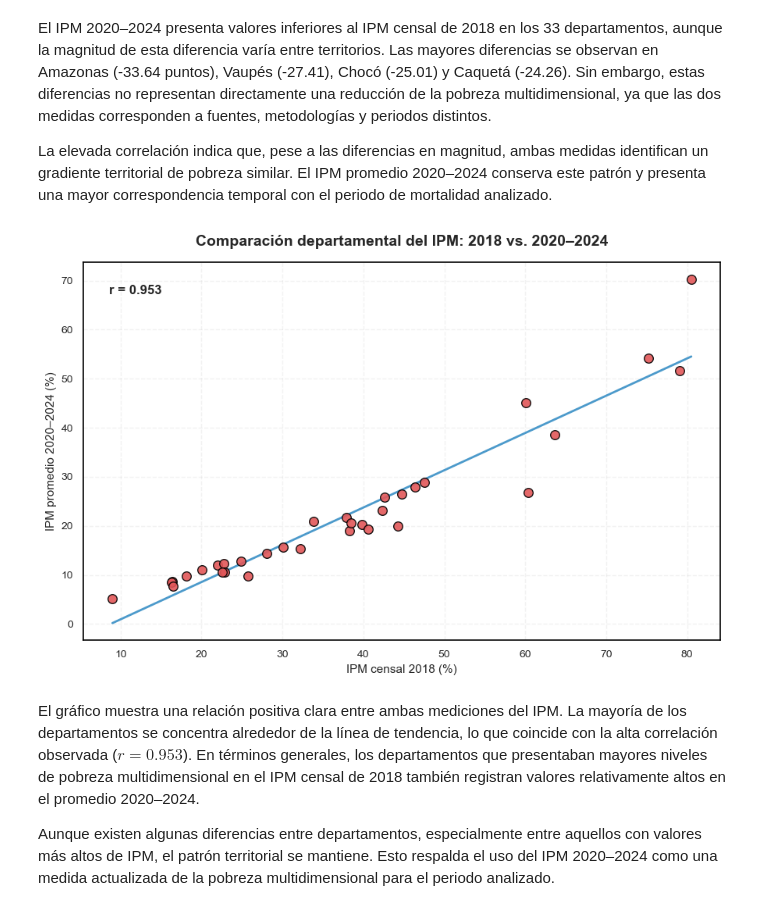
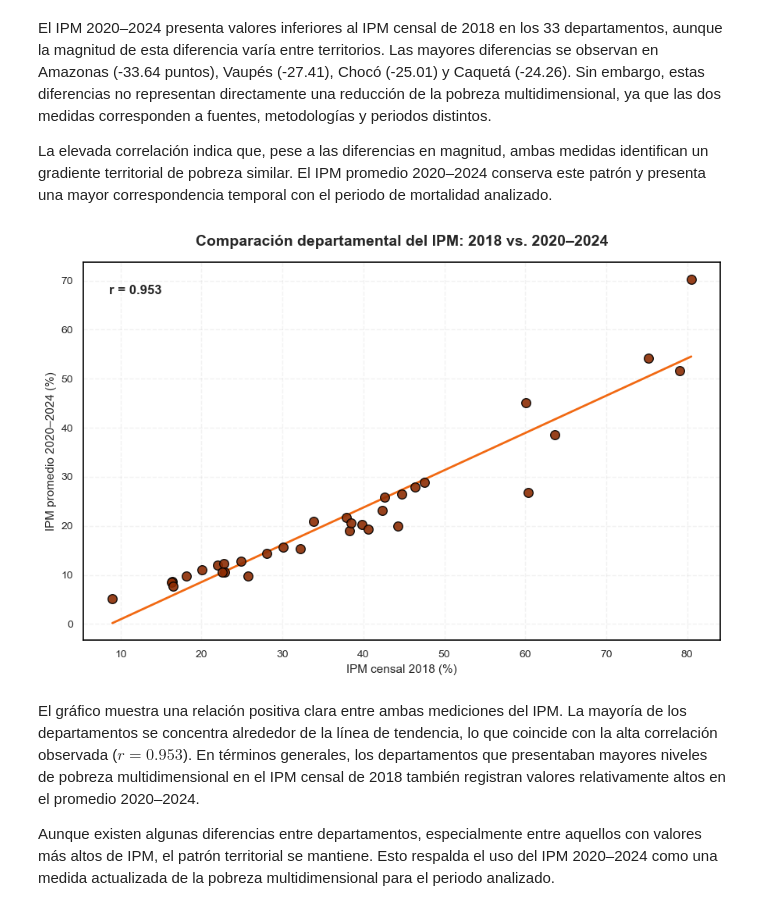
Before and after one commit to miguelpvmr/Priority-cancers-in-Colombia, a Jupyter notebook: notebooks/03 Cáncer_Pulmón.ipynb, the cells around one changed output. Saved outputs shown, nothing was run; the diff lists cells and outputs as text; code cells hidden in the pictures.

```diff
--- a/notebooks/03 Cáncer_Pulmón.ipynb
+++ b/notebooks/03 Cáncer_Pulmón.ipynb
@@ -4876,7 +4820,7 @@ ax.scatter(
     comparacion_ipm["IPM_2018"],
     comparacion_ipm["IPM_2020_2024"],
     s=70,
-    color="#E15759",
+    color="#8c2d04",
     edgecolor="black",
     linewidth=1,
     alpha=0.9,
@@ -4898,7 +4842,7 @@ x_linea = np.linspace(
 ax.plot(
     x_linea,
     pendiente * x_linea + intercepto,
-    color="#4C9ACB",
+    color="#f16913",
     linewidth=2,
     zorder=2
 )
@@ -4924,34 +4868,34 @@ ax.set_xlabel(
     "IPM censal 2018 (%)",
     fontsize=11
 )
 
 ax.set_ylabel(
     "IPM promedio 2020–2024 (%)",
     fontsize=11
 )
 
 ax.grid(
     axis="both",
     linestyle="--",
     alpha=0.25,
     zorder=1
 )
 
 for spine in ax.spines.values():
     spine.set_visible(True)
     spine.set_color("black")
     spine.set_linewidth(1.2)
 
 ax.tick_params(
     axis="both",
     labelsize=10,
     color="black"
 )
 
 plt.tight_layout()
 plt.show()
 # %% [output]
-[figure, old version]
+[figure, new version]
 # %% [markdown]
 El gráfico muestra una relación positiva clara entre ambas mediciones del IPM. La mayoría de los departamentos se concentra alrededor de la línea de tendencia, lo que coincide con la alta correlación observada ($r=0.953$). En términos generales, los departamentos que presentaban mayores niveles de pobreza multidimensional en el IPM censal de 2018 también registran valores relativamente altos en el promedio 2020–2024.
 
```
Also changed, not shown: parts of 16 cells of this notebook.
